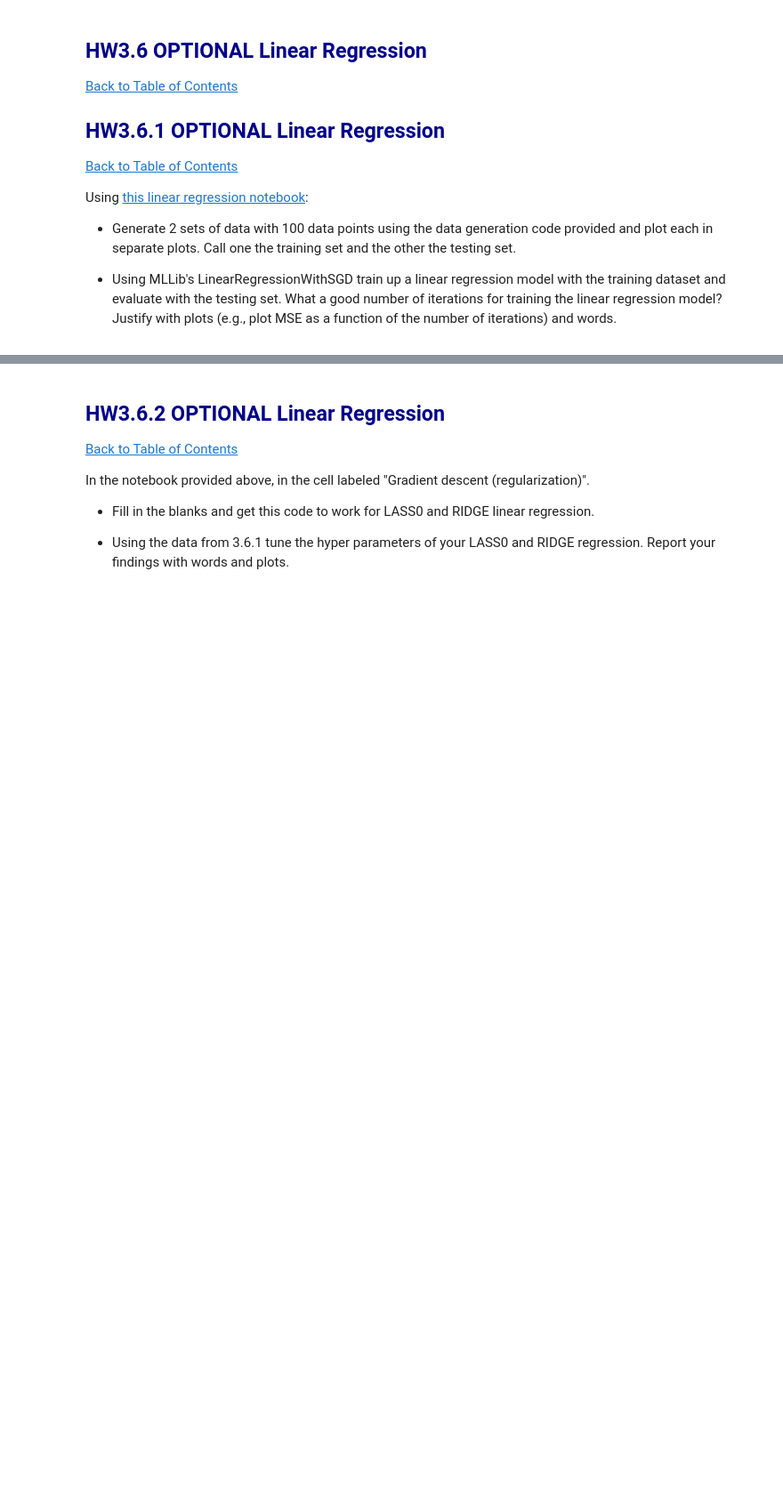
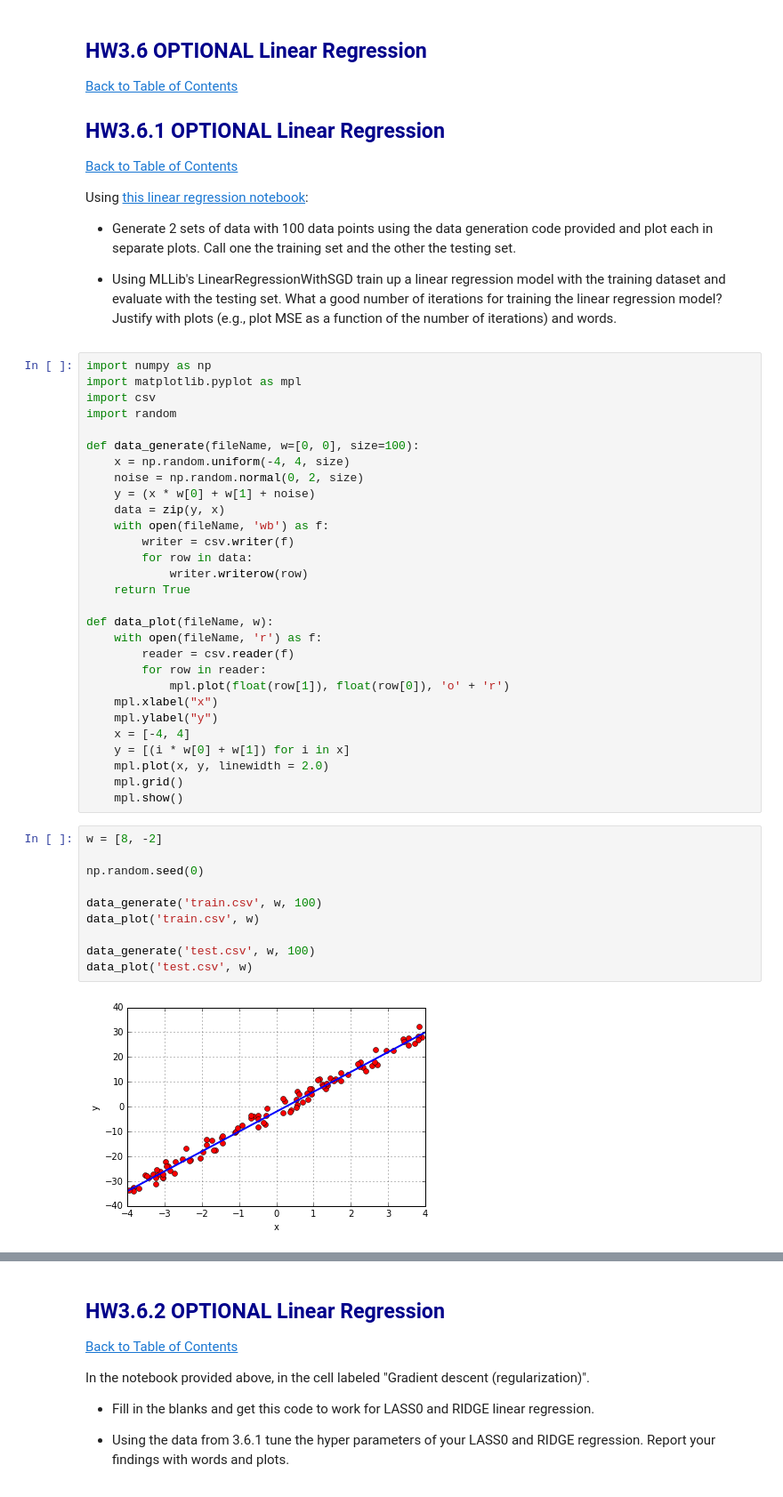
Before and after one commit to ReneeErnst/TargetDataScienceTraining_Public, a Jupyter notebook: Murray_HW3/DAMLAS-HW03-Murray.ipynb, the cells around one changed output, grey strips where cells are left out. Shown at 89% size. Saved outputs shown, nothing was run; the diff lists cells and outputs as text; blank space fills up the shorter version.

```diff
--- a/Murray_HW3/DAMLAS-HW03-Murray.ipynb
+++ b/Murray_HW3/DAMLAS-HW03-Murray.ipynb
@@ -614,3 +728,44 @@ Using [this linear regression notebook](    http://nbviewer.jupyter.org/urls/dl.
 * Generate 2 sets of data with 100 data points using the data generation code provided and plot each in separate plots. Call one the training set and the other the testing set.
 
 * Using MLLib's LinearRegressionWithSGD train up a linear regression model with the training dataset and evaluate with the testing set. What a good number of iterations for training the linear regression model? Justify with plots (e.g., plot MSE as a function of the number of iterations) and words.
+# %%
+import numpy as np
+import matplotlib.pyplot as mpl
+import csv
+import random
+
+def data_generate(fileName, w=[0, 0], size=100):
+    x = np.random.uniform(-4, 4, size)
+    noise = np.random.normal(0, 2, size)
+    y = (x * w[0] + w[1] + noise)
+    data = zip(y, x)
+    with open(fileName, 'wb') as f:
+        writer = csv.writer(f)
+        for row in data:
+            writer.writerow(row)
+    return True
+
+def data_plot(fileName, w):
+    with open(fileName, 'r') as f:
+        reader = csv.reader(f)
+        for row in reader:
+            mpl.plot(float(row[1]), float(row[0]), 'o' + 'r')
+    mpl.xlabel("x")
+    mpl.ylabel("y")
+    x = [-4, 4]
+    y = [(i * w[0] + w[1]) for i in x]
+    mpl.plot(x, y, linewidth = 2.0)
+    mpl.grid()
+    mpl.show()
+# %%
+w = [8, -2]
+
+np.random.seed(0)
+
+data_generate('train.csv', w, 100)
+data_plot('train.csv', w)
+
+data_generate('test.csv', w, 100)
+data_plot('test.csv', w)
+# %% [output]
+[figure, added]
```
Also changed, not shown: parts of 27 cells of this notebook, 16 other files.
